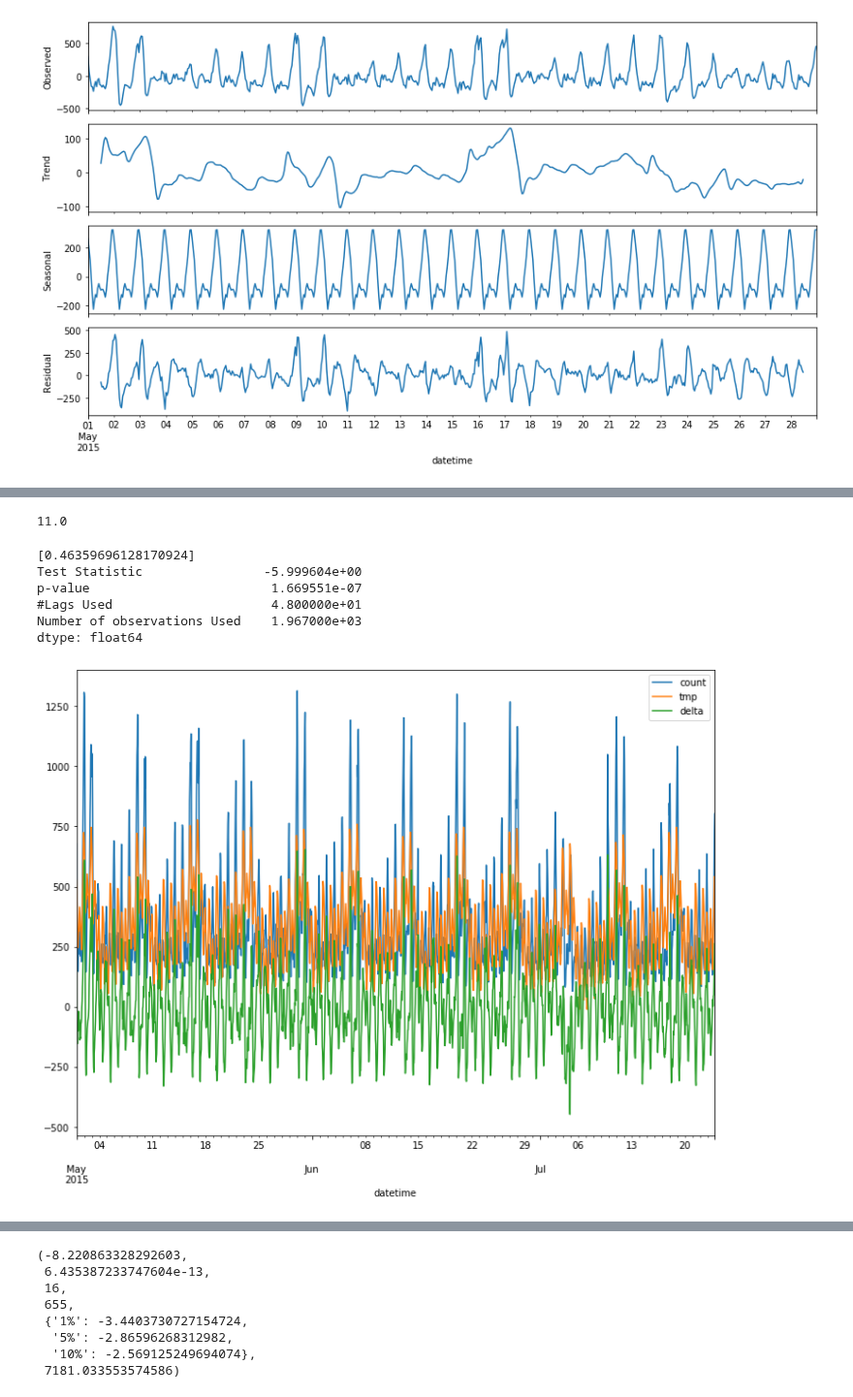
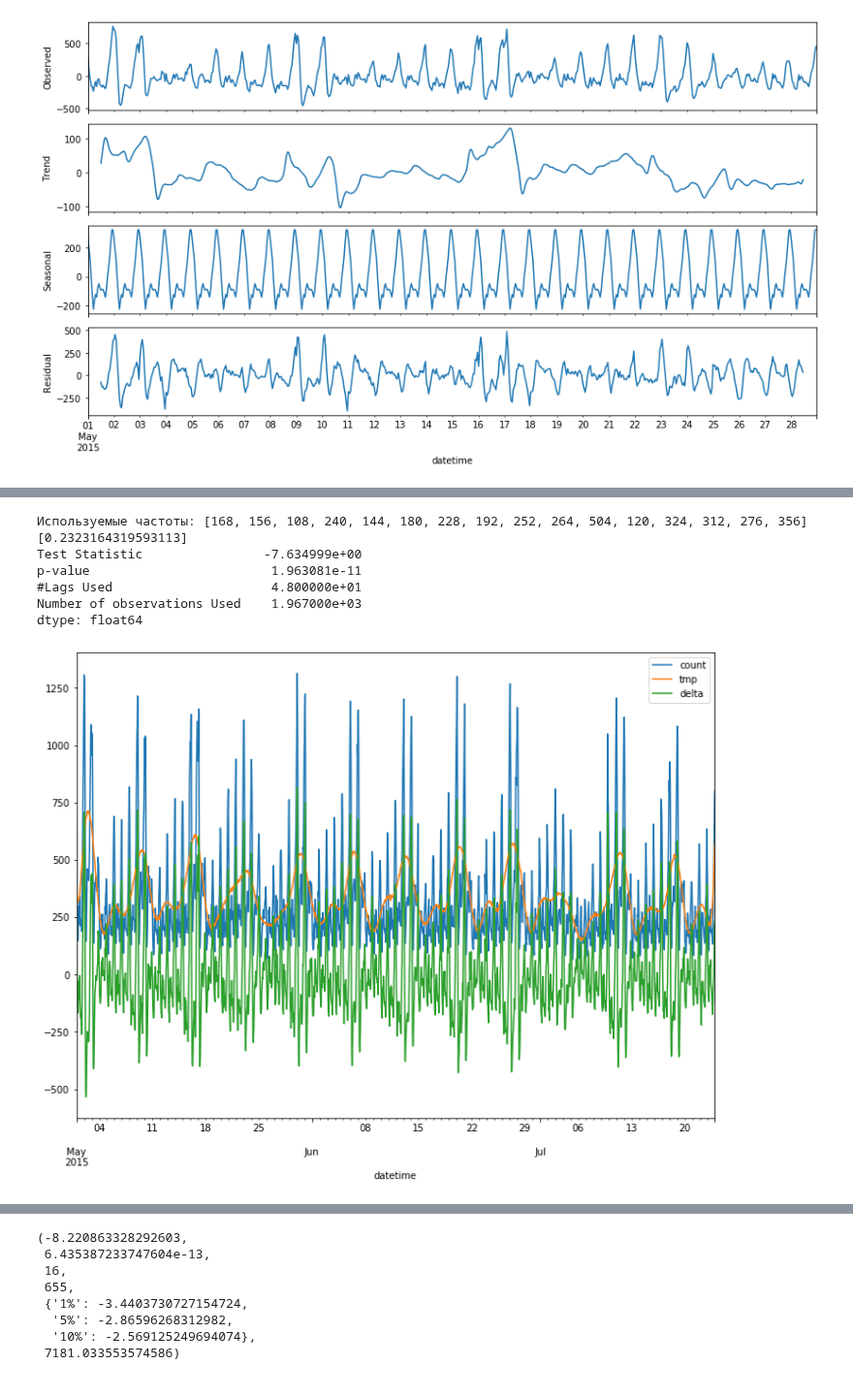
Before and after one commit to dminikorenb/DataLearning, a Jupyter notebook: 3-Taxi/dminik6_part3_w3.ipynb, the cells around one changed output, grey strips where cells are left out. Shown at 97% size. Drawn from its saved outputs; the diff is of its cells as text; code cells hidden in the pictures.

```diff
--- a/3-Taxi/dminik6_part3_w3.ipynb
+++ b/3-Taxi/dminik6_part3_w3.ipynb
@@ -278,59 +274,61 @@ df_fft[df_fft.freg_val > 100000]
-# %%
-1848 / 24 /7
-# %% [output]
-11.0
 # %%
 # pl.figure(figsize=(12,8))
 rcParams['figure.figsize'] = 12, 9
 stmp = s.head(12*7*24).copy()
+stmp = stmp.dropna()
+df_freg = fft_freg(stmp, 15, 100)
 # stmp['count'] = np.log( stmp['count'].values )
-stmp = stmp.dropna()
+
 # stmp = s.head(12*28*24).resample('D').mean().copy()
-t_period = 7*24 # = 168
-t_period2 = 12 # 365
-t_period3 = 84 #4*7*24
-t_period4 = 1848 #4*7*24
+# t_period = 7*24 # = 168
+# t_period2 = 12 # 365
+# t_period3 = 84 #4*7*24
+# t_period4 = 1848 #4*7*24
 l_score = []
 # можно для начала взять K равным 2-5
-Kmax = 4
+Kmax = 2
 # for Kmax in range(2, 20):
+
 X_week = []
+lfregs = df_freg.index.values.tolist()
+for i in [7*24, 356]:
+    if i not in lfregs:
+        lfregs += [i]
+print('Используемые частоты:', lfregs)
+
 for i in range(0, len(stmp)):
-    X_week.append([ math.sin(i* 2.*math.pi*k/t_period) for k in range(1, Kmax+1)] +
-                  [ math.cos(i* 2.*math.pi*k/t_period) for k in range(1, Kmax+1)] +
-                  [ math.sin(i* 2.*math.pi*k/t_period2) for k in range(1, Kmax+1)] +
-                  [ math.cos(i* 2.*math.pi*k/t_period2) for k in range(1, Kmax+1)] +
-                  [ math.sin(i* 2.*math.pi*k/t_period3) for k in range(1, Kmax+1)] +
-                  [ math.cos(i* 2.*math.pi*k/t_period3) for k in range(1, Kmax+1)] +
-                  [ math.sin(i* 2.*math.pi*k/t_period4) for k in range(1, Kmax+1)] +
-                  [ math.cos(i* 2.*math.pi*k/t_period4) for k in range(1, Kmax+1)]
-                 )
+    lfreg = []
+    for freg in lfregs:
+        lfreg += [ math.sin(i* 2.*math.pi*k/freg) for k in range(1, Kmax+1)] + [ math.cos(i* 2.*math.pi*k/freg) for k in range(1, Kmax+1)]
+
+    X_week.append(lfreg)
 
 lr = LinearRegression()
 lr.fit( X_week , stmp['count'].values)
 l_score.append(lr.score(X_week , stmp['count'].values))
 y_test = lr.predict(X_week)
 
 stmp['tmp'] = y_test
 stmp['delta'] = stmp['count'] - stmp['tmp']
 stmp[['count',  'tmp', 'delta']].plot()
 #     stmp['delta'].plot()
 #     pl.plot(y_test)
 #     pl.plot(stmp.values)
 #     pl.set
 print(l_score)
 dftest =  adfuller(stmp['delta'], autolag=None, maxlag=24*2)
 dfoutput = pd.Series(dftest[0:4], index=['Test Statistic','p-value','#Lags Used','Number of observations Used'])
 print (dfoutput)
 rcParams['figure.figsize'] = 12, 9
 decomp=seasonal_decompose(stmp['delta'] )
 decomp.plot()
 pl.show();
 # %% [output]
-[0.46359696128170924]
-Test Statistic                -5.999604e+00
-p-value                        1.669551e-07
+Используемые частоты: [168, 156, 108, 240, 144, 180, 228, 192, 252, 264, 504, 120, 324, 312, 276, 356]
+[0.2323164319593113]
+Test Statistic                -7.634999e+00
+p-value                        1.963081e-11
 #Lags Used                     4.800000e+01
 Number of observations Used    1.967000e+03
 dtype: float64
-[figure, old version]
+[figure, new version]
```
Also changed, not shown: parts of 2 cells of this notebook.
